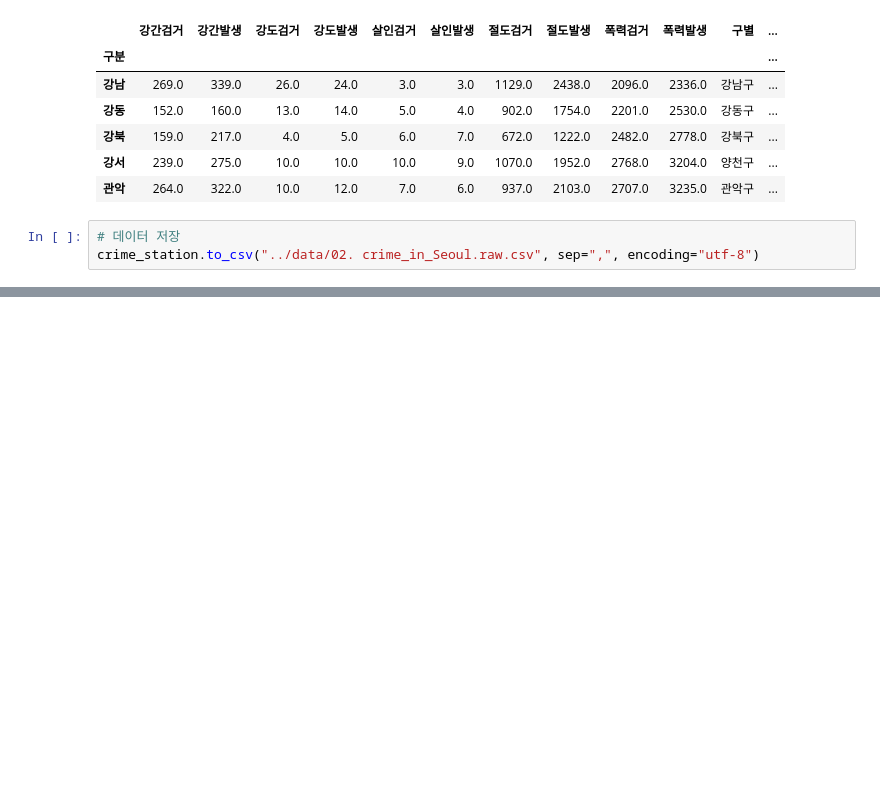
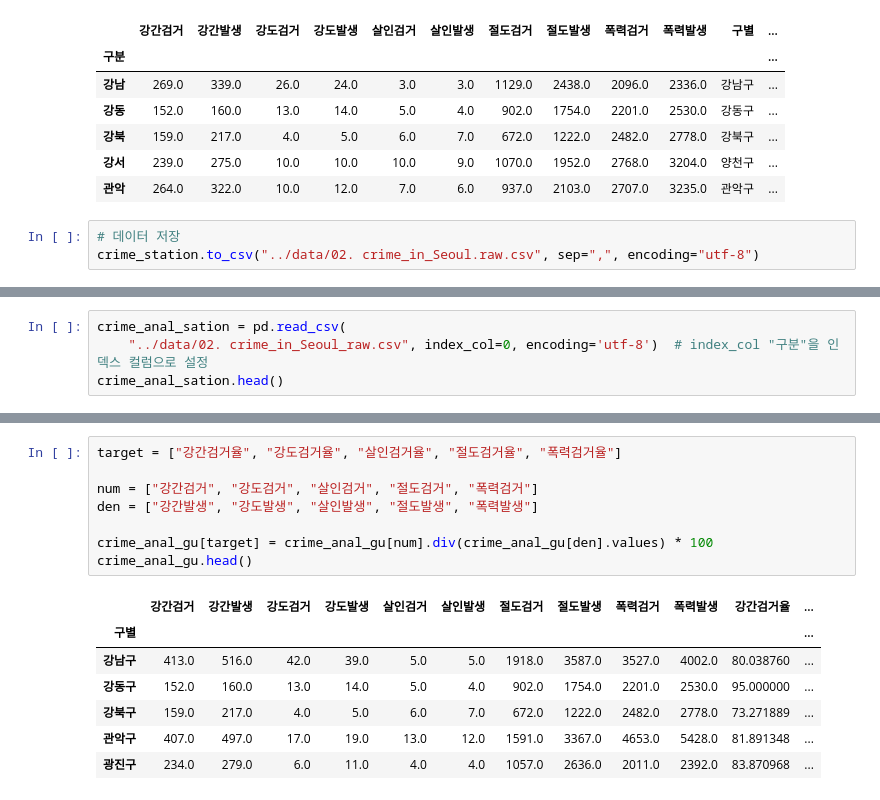
Before and after one commit to offpython/EDA, a Jupyter notebook: 02. Analysis Seoul Crime.ipynb, the cells around one changed output, grey strips where cells are left out. Saved outputs shown, nothing was run; the diff lists cells and outputs as text; blank space fills up the shorter version.

```diff
--- a/02. Analysis Seoul Crime.ipynb
+++ b/02. Analysis Seoul Crime.ipynb
@@ -725,0 +724,4 @@ pd.read_csv("../data/02. crime_in_Seoul.raw.csv")
+# %%
+crime_anal_sation = pd.read_csv(
+    "../data/02. crime_in_Seoul_raw.csv", index_col=0, encoding='utf-8')  # index_col "구분"을 인덱스 컬럼으로 설정
+crime_anal_sation.head()
@@ -725,0 +801,16 @@ pd.read_csv("../data/02. crime_in_Seoul.raw.csv")
+# %%
+target = ["강간검거율", "강도검거율", "살인검거율", "절도검거율", "폭력검거율"]
+
+num = ["강간검거", "강도검거", "살인검거", "절도검거", "폭력검거"]
+den = ["강간발생", "강도발생", "살인발생", "절도발생", "폭력발생"]
+
+crime_anal_gu[target] = crime_anal_gu[num].div(crime_anal_gu[den].values) * 100
+crime_anal_gu.head()
+# %% [output]
+|  | 강간검거 | 강간발생 | 강도검거 | 강도발생 | 살인검거 | 살인발생 | 절도검거 | 절도발생 | 폭력검거 | 폭력발생 | 강간검거율 | ... |
+| 구별 |  |  |  |  |  |  |  |  |  |  |  | ... |
+| 강남구 | 413.0 | 516.0 | 42.0 | 39.0 | 5.0 | 5.0 | 1918.0 | 3587.0 | 3527.0 | 4002.0 | 80.038760 | ... |
+| 강동구 | 152.0 | 160.0 | 13.0 | 14.0 | 5.0 | 4.0 | 902.0 | 1754.0 | 2201.0 | 2530.0 | 95.000000 | ... |
+| 강북구 | 159.0 | 217.0 | 4.0 | 5.0 | 6.0 | 7.0 | 672.0 | 1222.0 | 2482.0 | 2778.0 | 73.271889 | ... |
+| 관악구 | 407.0 | 497.0 | 17.0 | 19.0 | 13.0 | 12.0 | 1591.0 | 3367.0 | 4653.0 | 5428.0 | 81.891348 | ... |
+| 광진구 | 234.0 | 279.0 | 6.0 | 11.0 | 4.0 | 4.0 | 1057.0 | 2636.0 | 2011.0 | 2392.0 | 83.870968 | ... |
```
Also changed, not shown: parts of 13 cells of this notebook.
